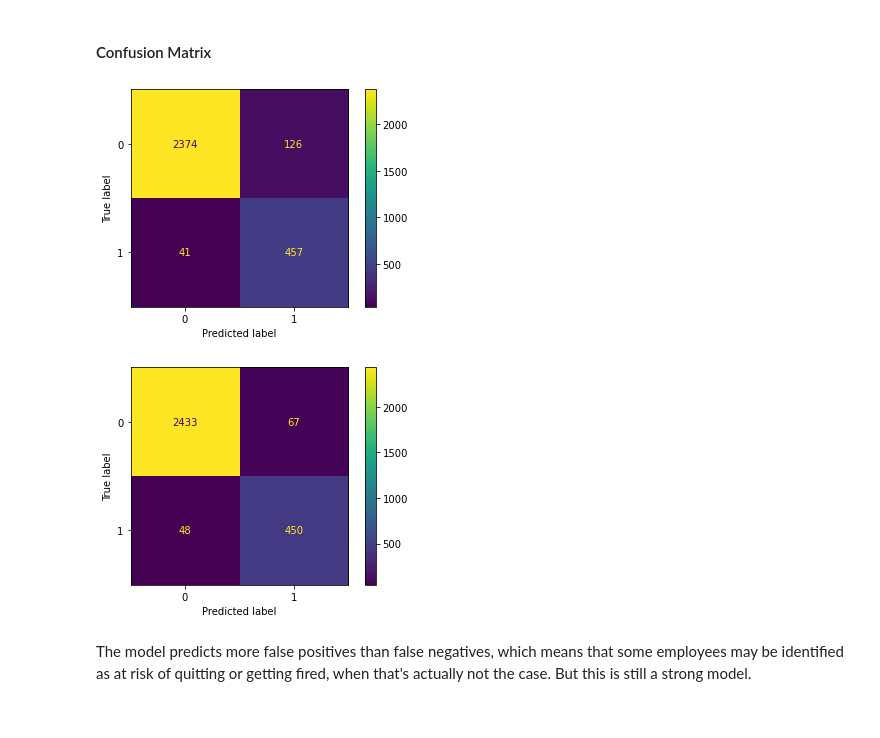
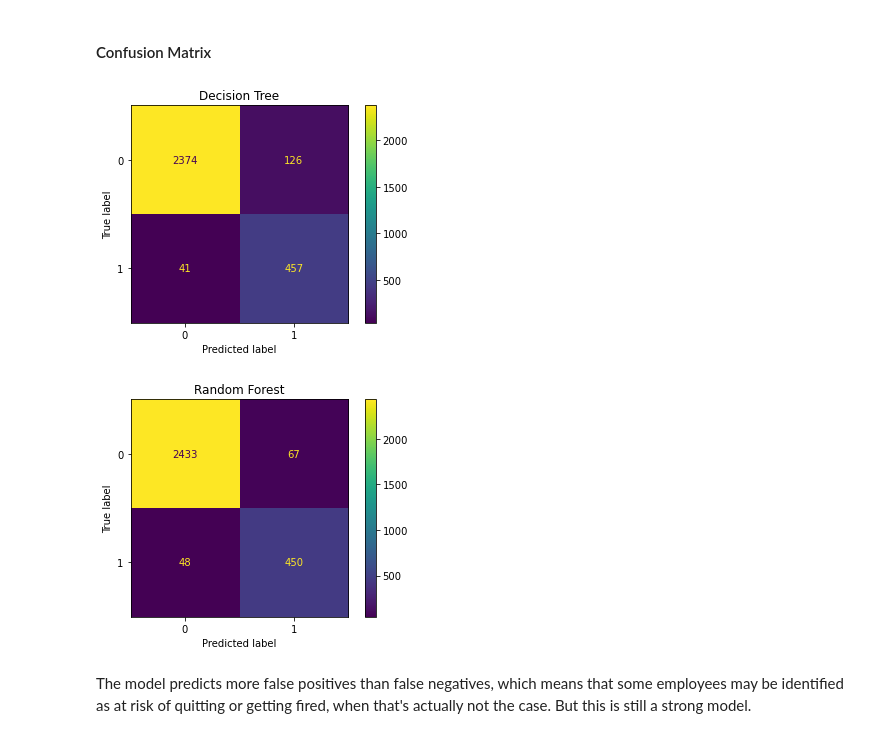
Before and after one commit to shibz-islam/Saliford_Motors_Employee_Retention_Prediction, a Jupyter notebook: Salifort Motors project lab - final.ipynb, the cells around one changed output. Drawn from its saved outputs; the diff is of its cells as text; code cells hidden in the pictures.

```diff
--- a/Salifort Motors project lab - final.ipynb
+++ b/Salifort Motors project lab - final.ipynb
@@ -925,14 +931,16 @@ Both models seem to be stable.
 # %%
 # Generate array of values for confusion matrix
 preds = tree2.best_estimator_.predict(X_test)
 cm = confusion_matrix(y_test, preds, labels=tree2.classes_)
 
 # Plot confusion matrix for tree2
 disp = ConfusionMatrixDisplay(confusion_matrix=cm,
                              display_labels=tree2.classes_)
 disp.plot(values_format='');
+plt.title('Decision Tree')
+disp.figure_.savefig('cm_dt.png')
 # %% [output]
-[figure, old version]
+[figure, new version]
 # %%
 # Generate array of values for confusion matrix
 preds = rf2.best_estimator_.predict(X_test)
@@ -942,8 +950,10 @@ cm = confusion_matrix(y_test, preds, labels=rf2.classes_)
 disp = ConfusionMatrixDisplay(confusion_matrix=cm,
                              display_labels=rf2.classes_)
 disp.plot(values_format='');
+plt.title('Random Forest')
+disp.figure_.savefig('cm_rf.png')
 # %% [output]
-[figure, old version]
+[figure, new version]
 # %% [markdown]
 The model predicts more false positives than false negatives, which means that some employees may be identified as at risk of quitting or getting fired, when that's actually not the case. But this is still a strong model.
 # %% [markdown]
```
Also changed, not shown: parts of 14 cells of this notebook.
